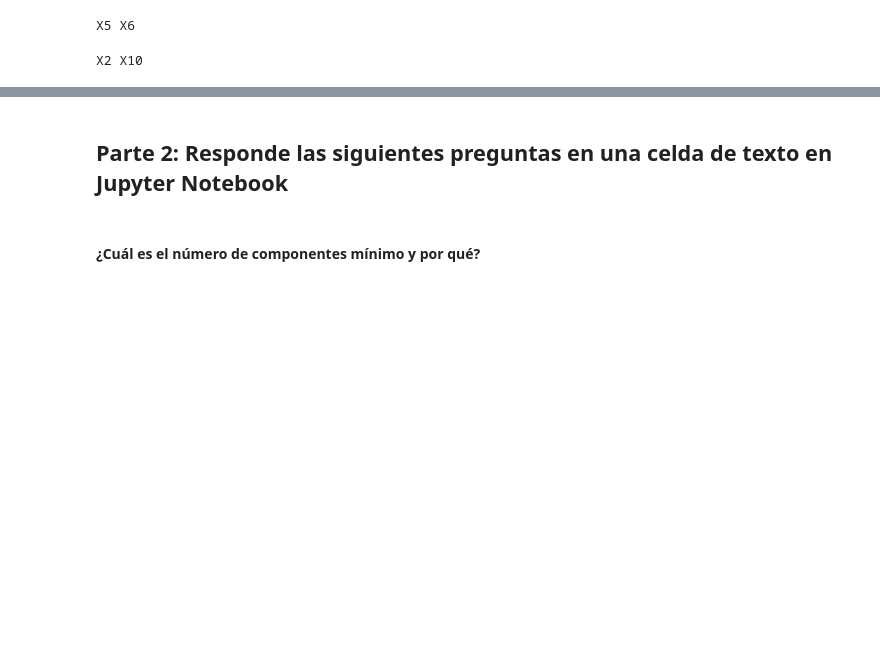
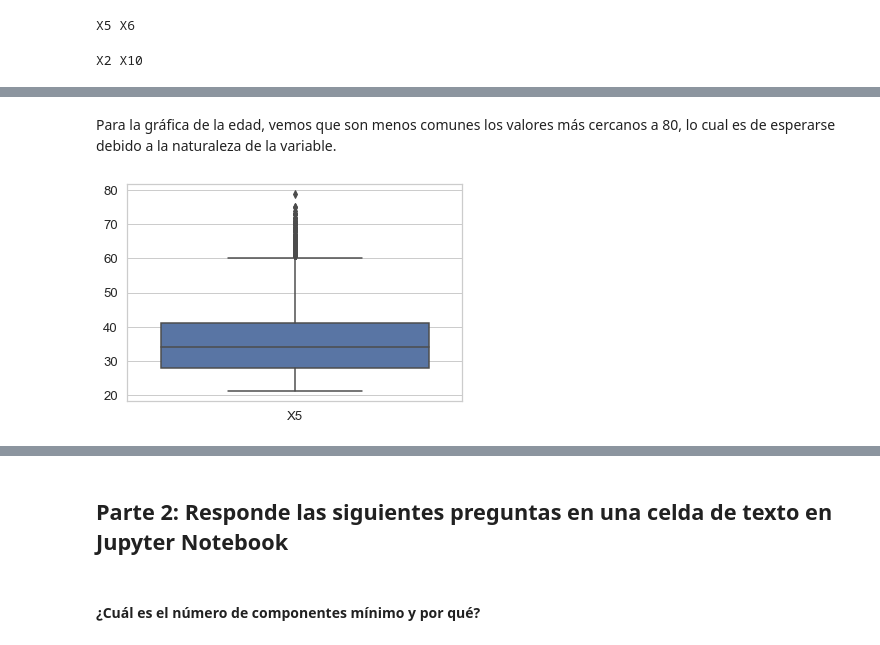
Before and after one commit to PosgradoMNA/actividades-del-projecto-cad_equipo47, a Jupyter notebook: Semana 4/PCA.ipynb, the cells around one changed output, grey strips where cells are left out. Saved outputs shown, nothing was run; the diff lists cells and outputs as text; code cells hidden in the pictures; blank space fills up the shorter version.

```diff
--- a/Semana 4/PCA.ipynb
+++ b/Semana 4/PCA.ipynb
@@ -373,0 +388,6 @@ X2 X10
+# %% [markdown]
+Para la gráfica de la edad, vemos que son menos comunes los valores más cercanos a 80, lo cual es de esperarse debido a la naturaleza de la variable.
+# %%
+ax = sns.boxplot(data=df_nulls.iloc[:, 5:6])
+# %% [output]
+[figure, added]
```
Also changed, not shown: parts of 12 cells of this notebook.
